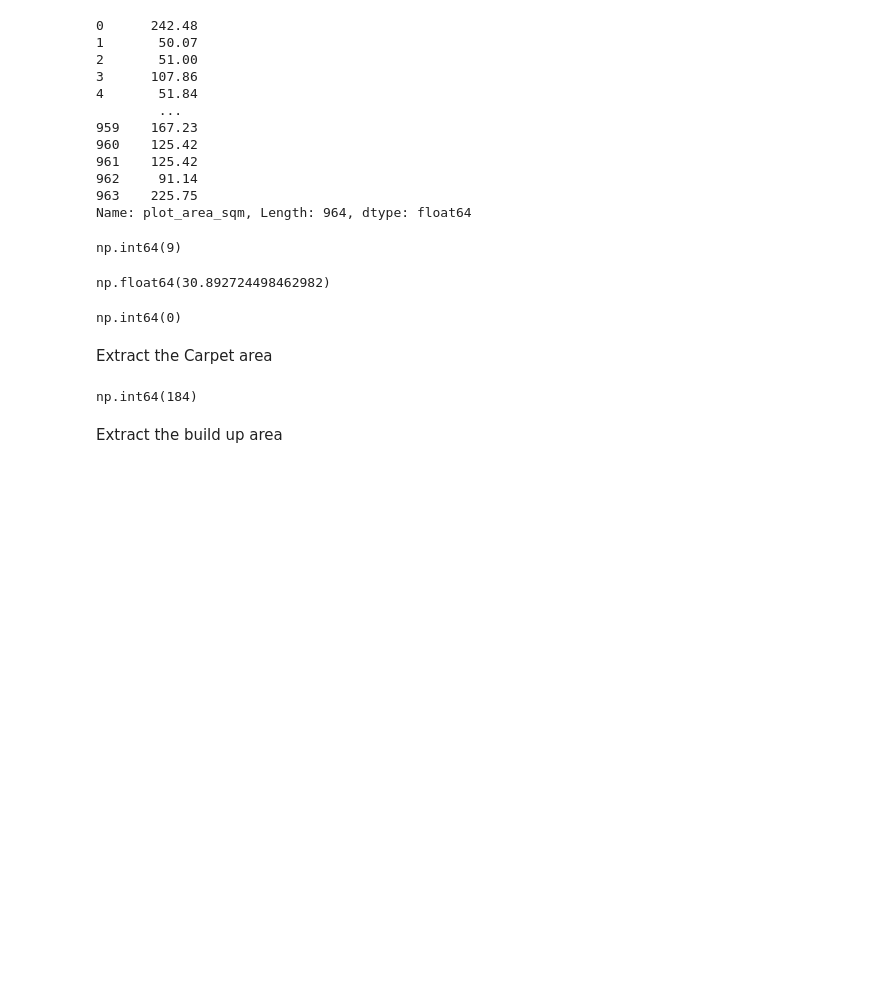
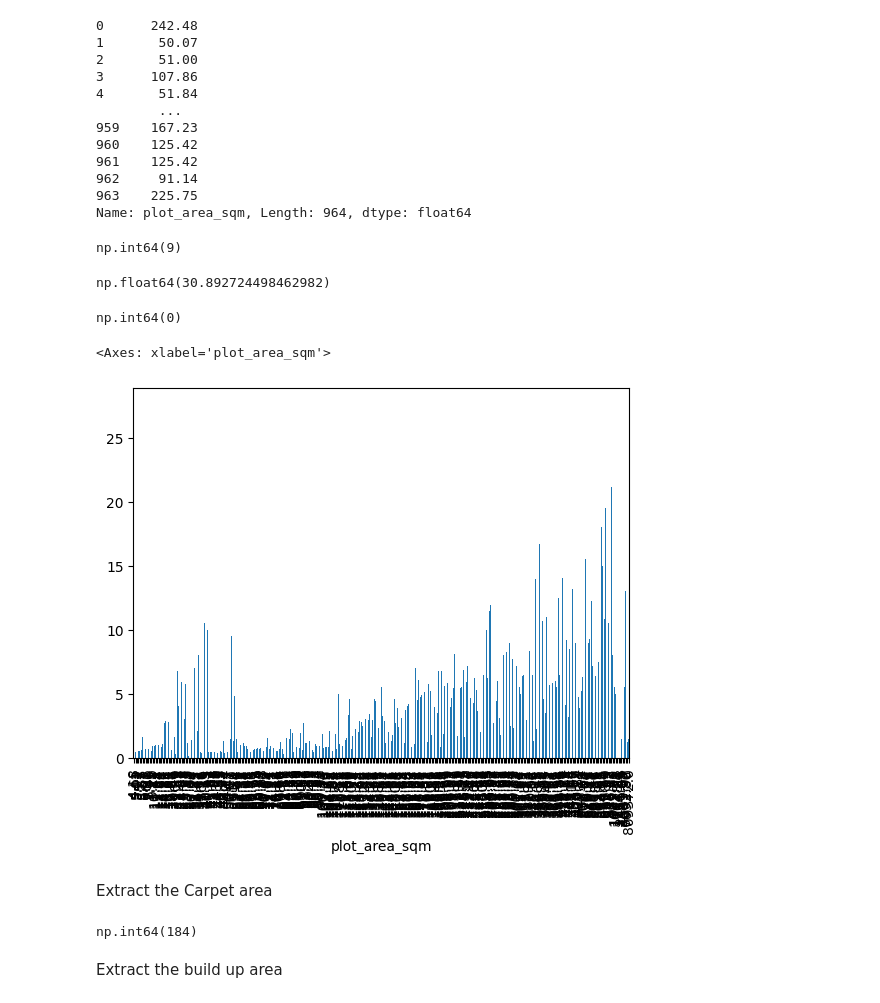
Before and after one commit to PremKarhale/Machine-learning, a Jupyter notebook: Projects/MegaProject1.ipynb, the cells around one changed output. Saved outputs shown, nothing was run; the diff lists cells and outputs as text; code cells hidden in the pictures; blank space fills up the shorter version.

```diff
--- a/Projects/MegaProject1.ipynb
+++ b/Projects/MegaProject1.ipynb
@@ -265,6 +265,11 @@ df['plot_area_sqm'].fillna(df['plot_area_sqm'].median(),inplace=True)
 df['plot_area_sqm'].isnull().sum()
 # %% [output]
 np.int64(0)
+# %%
+df.groupby('plot_area_sqm')['price'].mean().plot(kind='bar')
+# %% [output]
+<Axes: xlabel='plot_area_sqm'>
+[figure, added]
 # %% [markdown]
 Extract the Carpet area
 # %%
```
Also changed, not shown: parts of 14 cells of this notebook.
